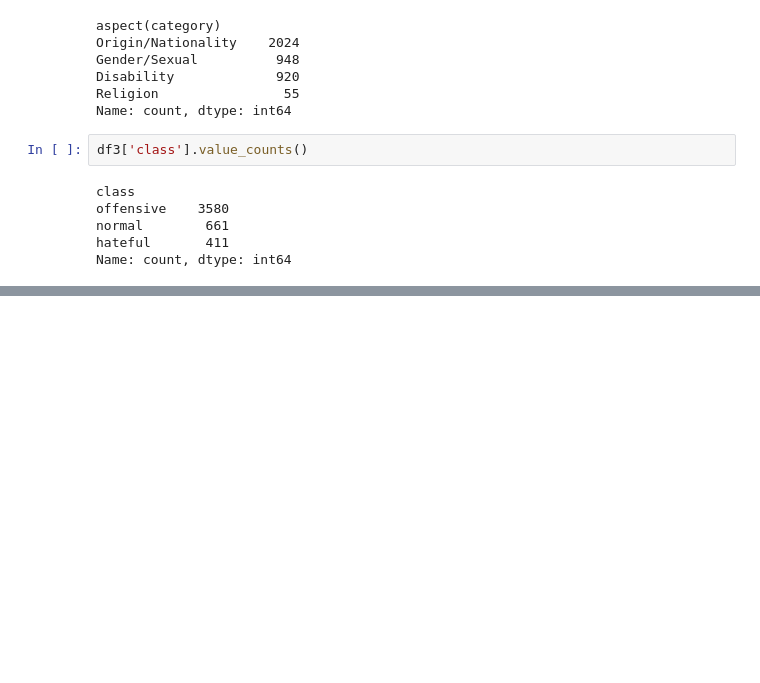
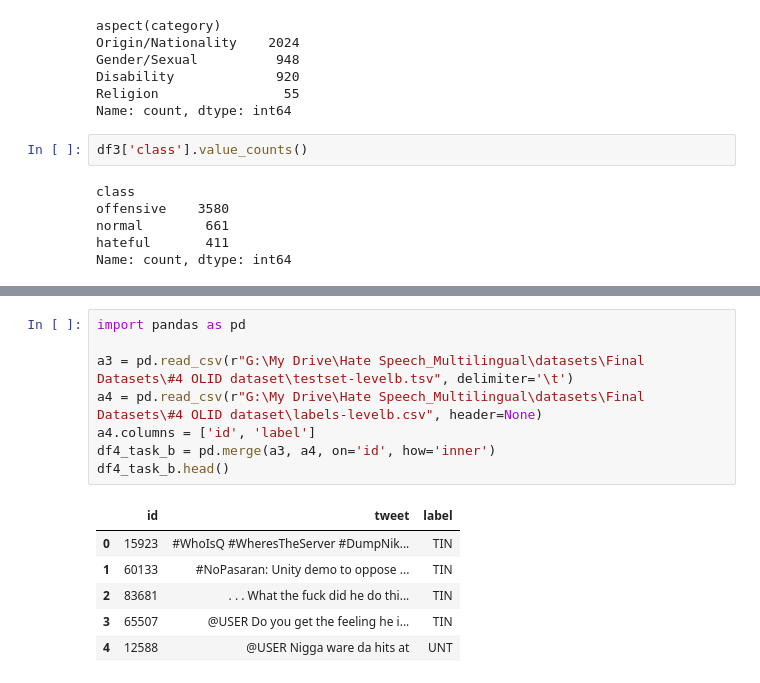
Before and after one commit to AbdulManaf12/Hate-Speech-Detection, a Jupyter notebook: Dataset Statistics/dataset_merging (multi dataset).ipynb, the cells around one changed output, grey strips where cells are left out. Drawn from its saved outputs; the diff is of its cells as text; blank space fills up the shorter version.

```diff
--- a/Dataset Statistics/dataset_merging (multi dataset).ipynb
+++ b/Dataset Statistics/dataset_merging (multi dataset).ipynb
@@ -195,0 +229,15 @@ Name: count, dtype: int64
+# %%
+import pandas as pd
+
+a3 = pd.read_csv(r"G:\My Drive\Hate Speech_Multilingual\datasets\Final Datasets\#4 OLID dataset\testset-levelb.tsv", delimiter='\t')
+a4 = pd.read_csv(r"G:\My Drive\Hate Speech_Multilingual\datasets\Final Datasets\#4 OLID dataset\labels-levelb.csv", header=None)
+a4.columns = ['id', 'label']
+df4_task_b = pd.merge(a3, a4, on='id', how='inner')
+df4_task_b.head()
+# %% [output]
+|  | id | tweet | label |
+| 0 | 15923 | #WhoIsQ #WheresTheServer #DumpNik... | TIN |
+| 1 | 60133 | #NoPasaran: Unity demo to oppose ... | TIN |
+| 2 | 83681 | . . . What the fuck did he do thi... | TIN |
+| 3 | 65507 | @USER Do you get the feeling he i... | TIN |
+| 4 | 12588 | @USER Nigga ware da hits at | UNT |
```
Also changed, not shown: parts of 10 cells of this notebook.
